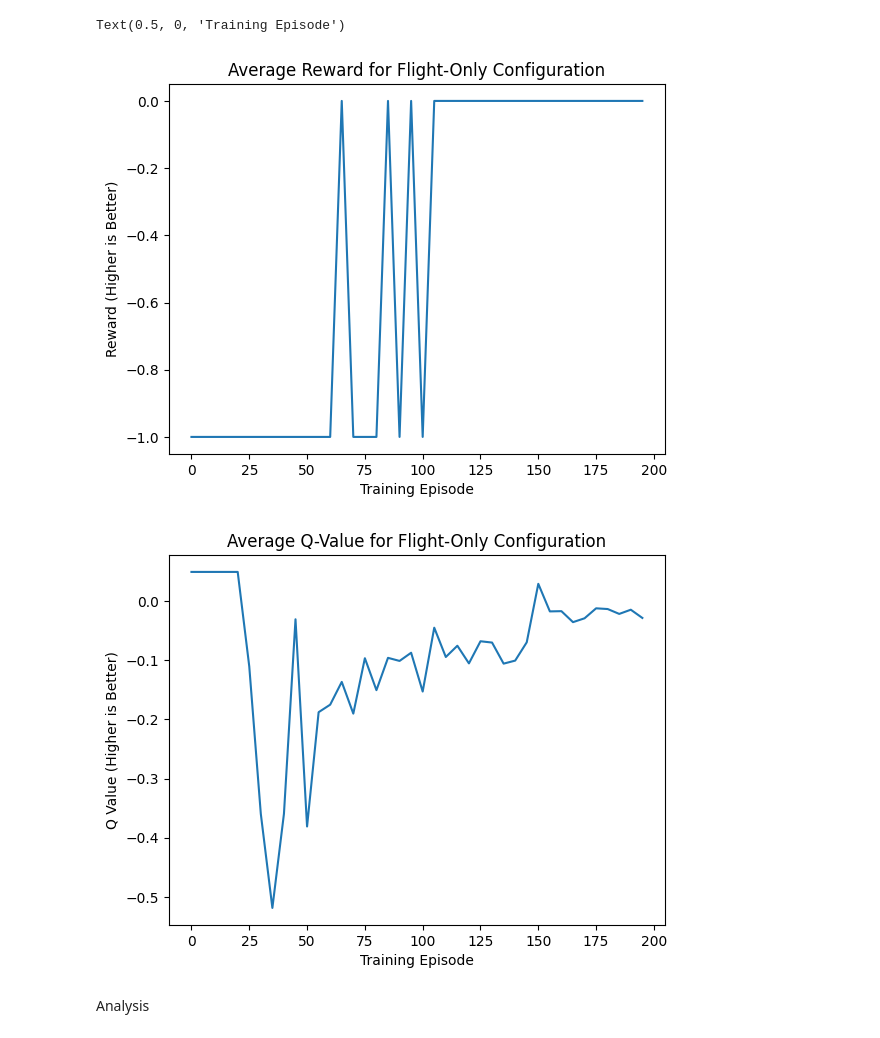
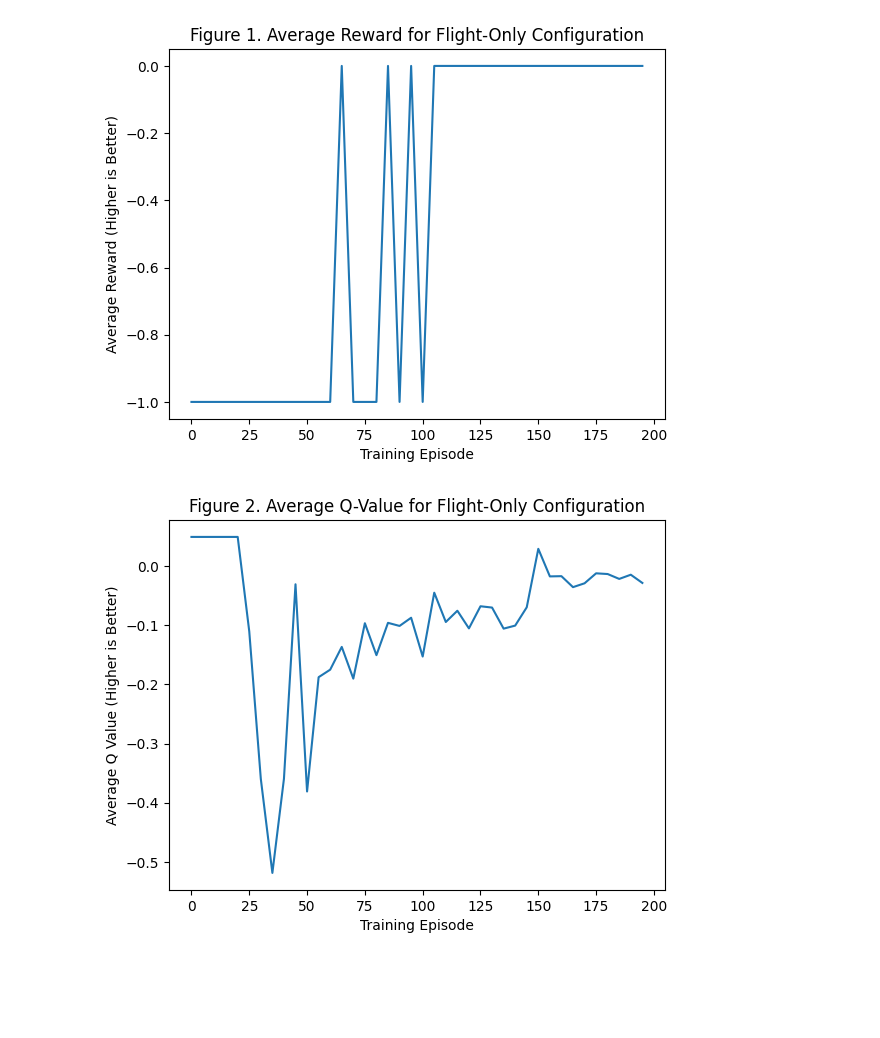
Before and after one commit to ariporad/FAI, a Jupyter notebook: hw3/report.ipynb, the cells around one changed output. Saved outputs shown, nothing was run; the diff lists cells and outputs as text; code cells hidden in the pictures; blank space fills up the shorter version.

```diff
--- a/hw3/report.ipynb
+++ b/hw3/report.ipynb
@@ -72,18 +122,15 @@ I began by training the network only to fly by disabling pipes.
 # %%
+# Plot the flight-only graphs
 plot(flight_data.episode, flight_data.avg_reward)
-title("Average Reward for Flight-Only Configuration")
-ylabel("Reward (Higher is Better)")
+title("Figure 1. Average Reward for Flight-Only Configuration")
+ylabel("Average Reward (Higher is Better)")
 xlabel("Training Episode")
 
 figure()
-
 plot(flight_data.episode, flight_data.q_vals)
-title("Average Q-Value for Flight-Only Configuration")
-ylabel("Q Value (Higher is Better)")
-xlabel("Training Episode")
+title("Figure 2. Average Q-Value for Flight-Only Configuration")
+ylabel("Average Q Value (Higher is Better)")
+xlabel("Training Episode");
 # %% [output]
-Text(0.5, 0, 'Training Episode')
-[figure, old version]
+[figure, new version]
-[figure, old version]
+[figure, new version]
-# %% [markdown]
-Analysis
```
Also changed, not shown: parts of 12 cells of this notebook, 2 other files.
